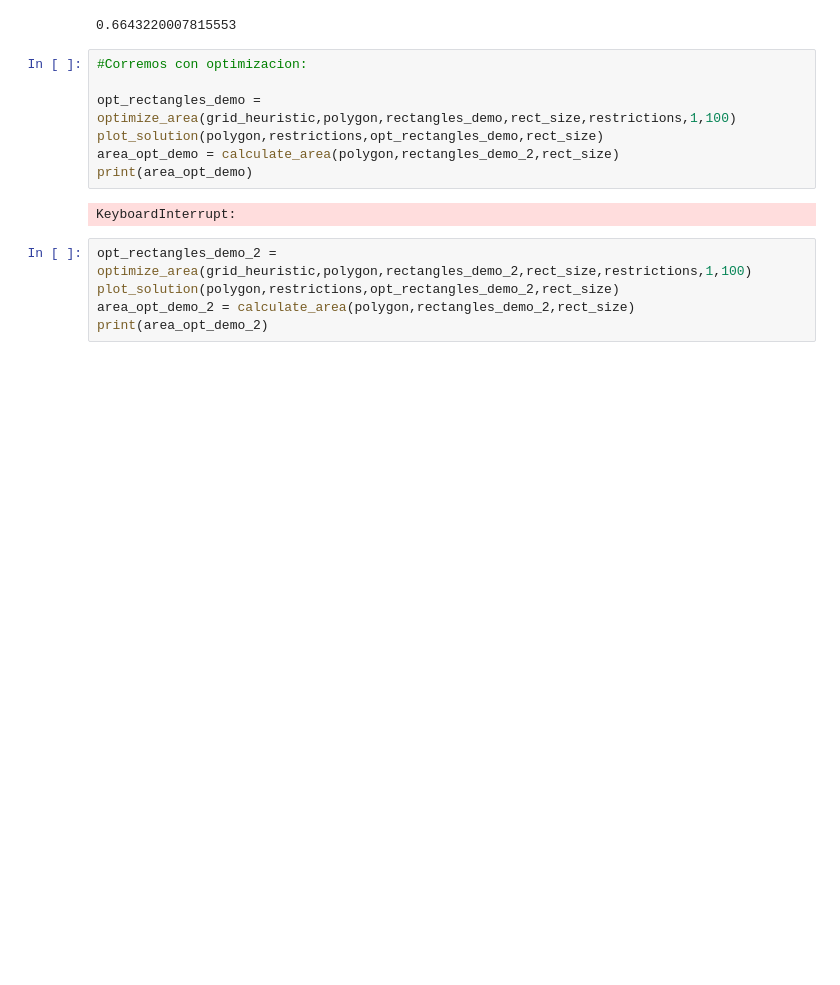
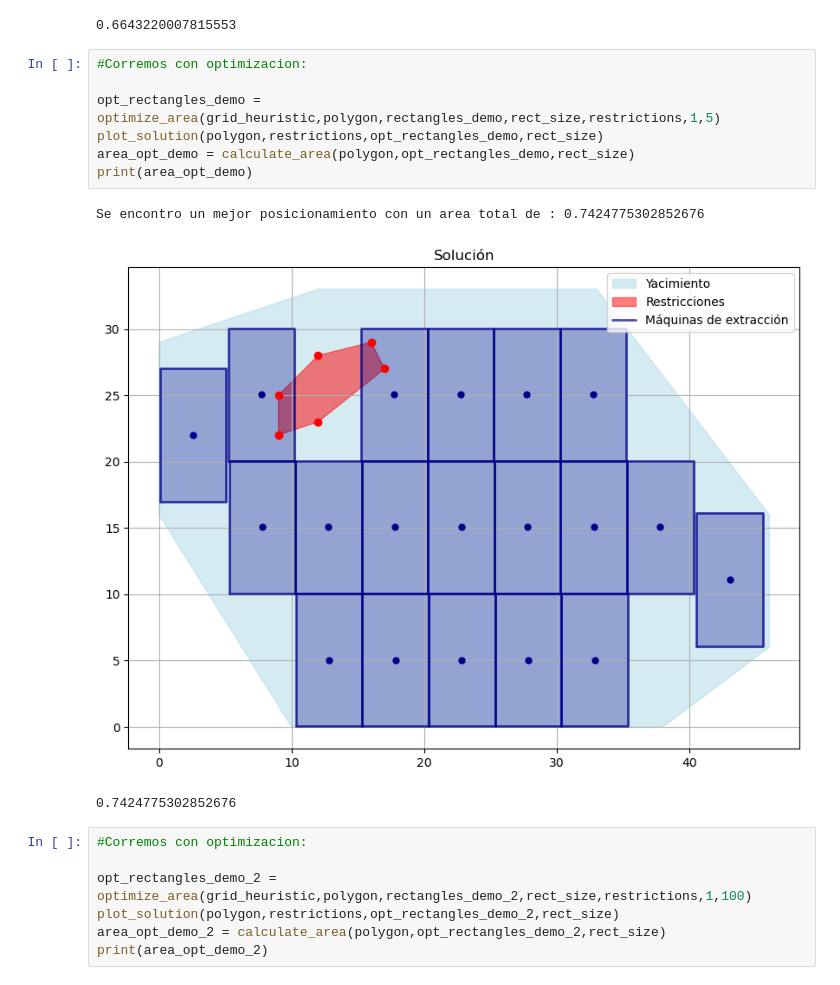
Before and after one commit to lararlm/TD8_ProyectoFinal, a Jupyter notebook: testing/demo.ipynb, the cells around one changed output. Cells and saved outputs as stored; diff of their text form; blank space fills up the shorter version.

```diff
--- a/testing/demo.ipynb
+++ b/testing/demo.ipynb
@@ -36,14 +41,18 @@ print(area_demo_2)
 # %%
 #Corremos con optimizacion:
 
-opt_rectangles_demo = optimize_area(grid_heuristic,polygon,rectangles_demo,rect_size,restrictions,1,100)
+opt_rectangles_demo = optimize_area(grid_heuristic,polygon,rectangles_demo,rect_size,restrictions,1,5)
 plot_solution(polygon,restrictions,opt_rectangles_demo,rect_size)
-area_opt_demo = calculate_area(polygon,rectangles_demo_2,rect_size)
+area_opt_demo = calculate_area(polygon,opt_rectangles_demo,rect_size)
 print(area_opt_demo)
 # %% [output]
-KeyboardInterrupt:
+Se encontro un mejor posicionamiento con un area total de : 0.7424775302852676
+[figure, added]
+0.7424775302852676
 # %%
+#Corremos con optimizacion:
+
 opt_rectangles_demo_2 = optimize_area(grid_heuristic,polygon,rectangles_demo_2,rect_size,restrictions,1,100)
 plot_solution(polygon,restrictions,opt_rectangles_demo_2,rect_size)
-area_opt_demo_2 = calculate_area(polygon,rectangles_demo_2,rect_size)
+area_opt_demo_2 = calculate_area(polygon,opt_rectangles_demo_2,rect_size)
 print(area_opt_demo_2)
```
Also changed, not shown: parts of 3 cells of this notebook, 8 other files.
